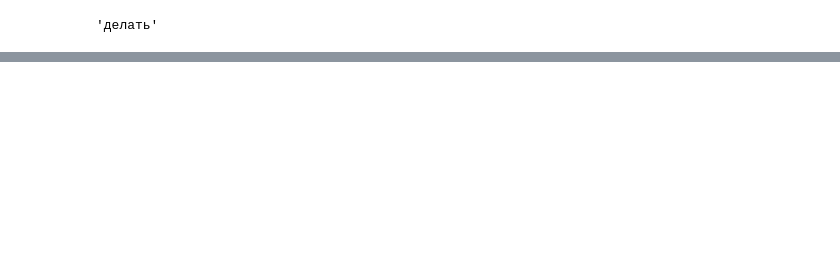
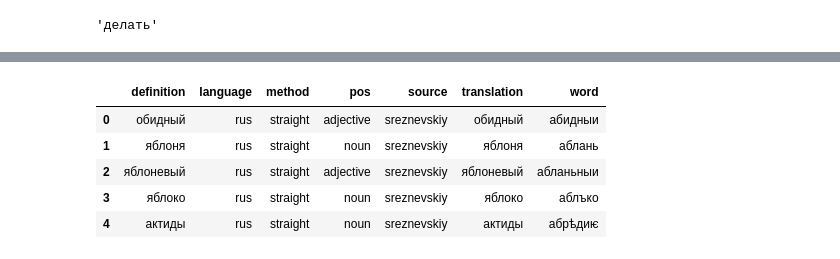
Before and after one commit to Mikhail-Ark/seq2seq-word-modernization, a Jupyter notebook: data_prep.ipynb, the cells around one changed output, grey strips where cells are left out. Drawn from its saved outputs; the diff is of its cells as text; code cells hidden in the pictures; blank space fills up the shorter version.

Commit message:
data preped

```diff
--- a/data_prep.ipynb
+++ b/data_prep.ipynb
@@ -380,0 +385,23 @@ test = or_dict.loc[20050:20100]
+# %%
+def single_word_oe(line):
+    if " " not in line:
+        return line
+    imp_words = [word for word in line.split() if word in eng_google_model]
+    if len(imp_words) == 0:
+        return line.split()[0]
+    single_vector = count_vector(imp_words)
+    return eng_google_model.similar_by_vector(single_vector, topn=1)[0][0]
+
+def count_vector(imp_words):
+    vects = np.array([eng_google_model[word] for word in imp_words])
+    if len(imp_words) == 1:
+        return vects[0]
+    single_vector = np.average(vects, axis=0)
+    return single_vector
+# %%
+oe_dict = oe_dict.assign(translation=oe_dict.definition.map(single_word_oe))
+# %%
+# with open("oe_dict_translated.pickle", "wb") as f:
+#     pickle.dump(oe_dict, f)
+with open("oe_dict_translated.pickle", "rb") as f:
+    oe_dict = pickle.load(f)
@@ -380,0 +417,14 @@ test = or_dict.loc[20050:20100]
+# %%
+or_dict = or_dict.assign(language="rus")
+oe_dict = oe_dict.assign(language="eng")
+data = or_dict.append(oe_dict, ignore_index=True)
+data = data.assign(method=data.definition.map(lambda x: "w2v" if " " in x else "straight"))
+# %%
+data.head()
+# %% [output]
+|  | definition | language | method | pos | source | translation | word |
+| 0 | обидный | rus | straight | adjective | sreznevskiy | обидный | абидныи |
+| 1 | яблоня | rus | straight | noun | sreznevskiy | яблоня | аблань |
+| 2 | яблоневый | rus | straight | adjective | sreznevskiy | яблоневый | абланьныи |
+| 3 | яблоко | rus | straight | noun | sreznevskiy | яблоко | аблъко |
+| 4 | актиды | rus | straight | noun | sreznevskiy | актиды | абрѣдиѥ |
```
Also changed, not shown: parts of 22 cells of this notebook, 1 other file.
